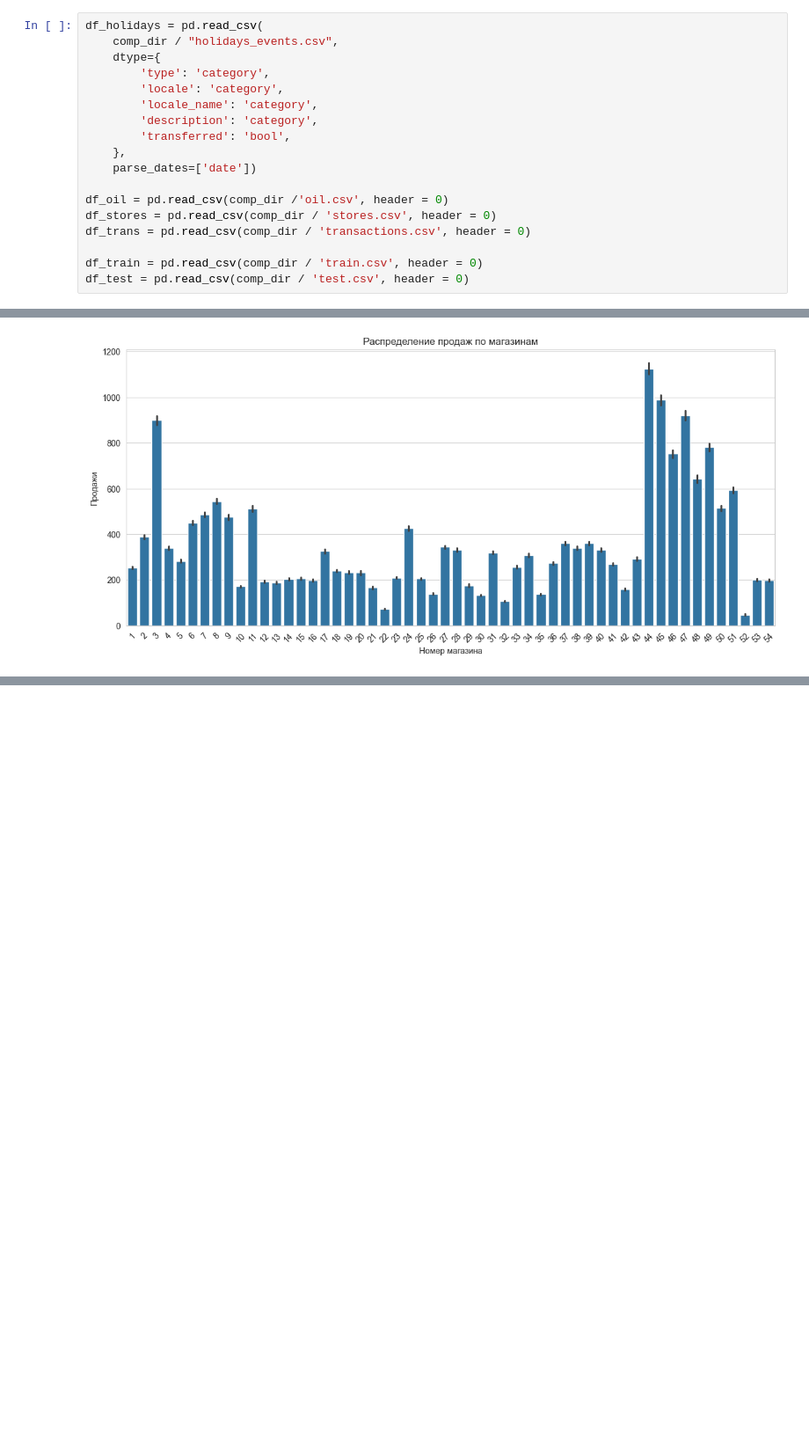
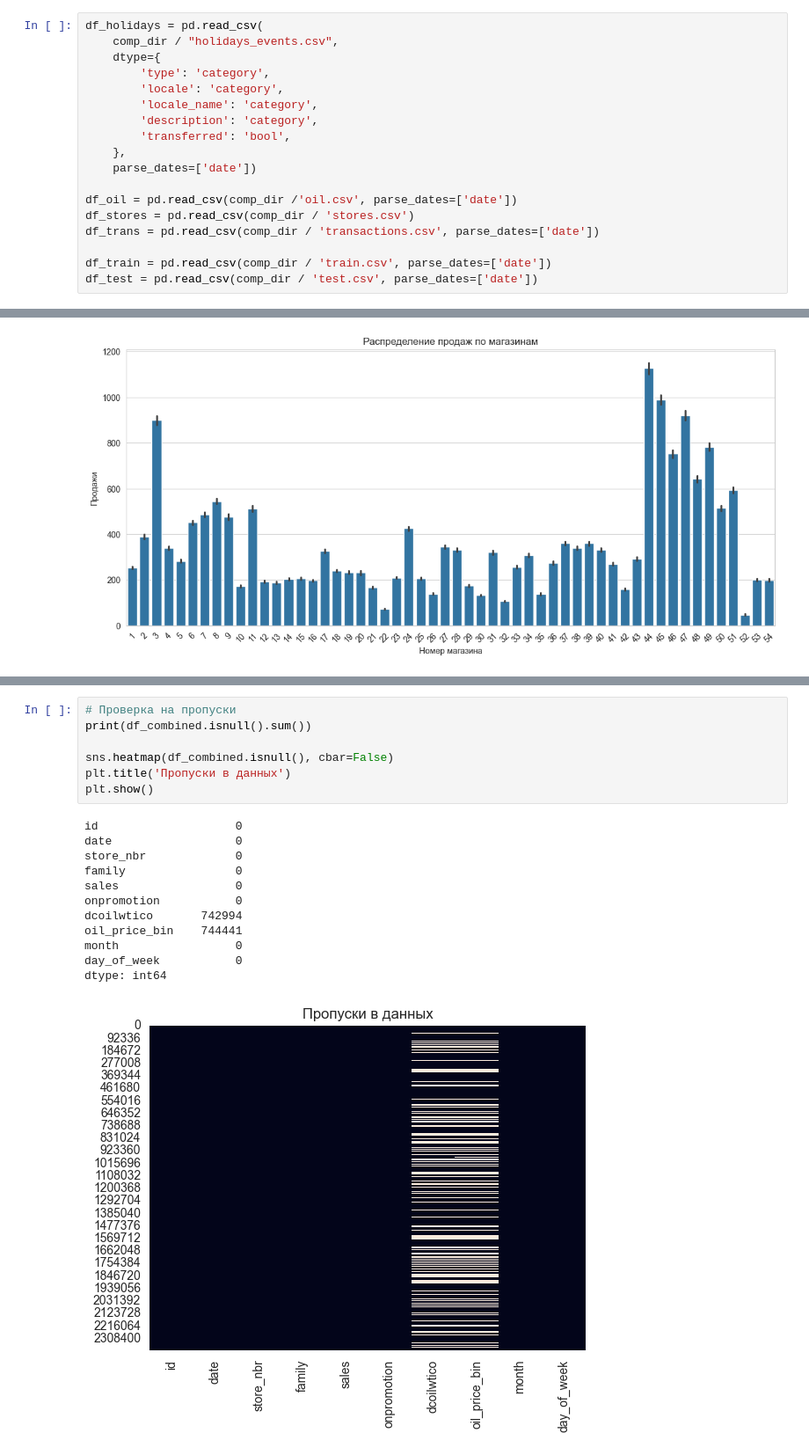
Before and after one commit to NasdormML/Store_Sales_Forecasting, a Jupyter notebook: Fmodel.ipynb, the cells around one changed output, grey strips where cells are left out. Shown at 88% size. Saved outputs shown, nothing was run; the diff lists cells and outputs as text; blank space fills up the shorter version.

```diff
--- a/Fmodel.ipynb
+++ b/Fmodel.ipynb
@@ -30,9 +30,9 @@ df_holidays = pd.read_csv(
     },
     parse_dates=['date'])
 
-df_oil = pd.read_csv(comp_dir /'oil.csv', header = 0)
-df_stores = pd.read_csv(comp_dir / 'stores.csv', header = 0)
-df_trans = pd.read_csv(comp_dir / 'transactions.csv', header = 0)
+df_oil = pd.read_csv(comp_dir /'oil.csv', parse_dates=['date'])
+df_stores = pd.read_csv(comp_dir / 'stores.csv')
+df_trans = pd.read_csv(comp_dir / 'transactions.csv', parse_dates=['date'])
 
-df_train = pd.read_csv(comp_dir / 'train.csv', header = 0)
-df_test = pd.read_csv(comp_dir / 'test.csv', header = 0)
+df_train = pd.read_csv(comp_dir / 'train.csv', parse_dates=['date'])
+df_test = pd.read_csv(comp_dir / 'test.csv', parse_dates=['date'])
@@ -213,3 +183,23 @@ Passing `palette` without assigning `hue` is deprecated and will be removed in v
 
   sns.boxplot(x='month', y='sales', data=df_combined, palette='Set3')
 [figure]
+# %%
+# Проверка на пропуски
+print(df_combined.isnull().sum())
+
+sns.heatmap(df_combined.isnull(), cbar=False)
+plt.title('Пропуски в данных')
+plt.show()
+# %% [output]
+id                    0
+date                  0
+store_nbr             0
+family                0
+sales                 0
+onpromotion           0
+dcoilwtico       742994
+oil_price_bin    744441
+month                 0
+day_of_week           0
+dtype: int64
+[figure, added]
```
Also changed, not shown: parts of 7 cells of this notebook.
